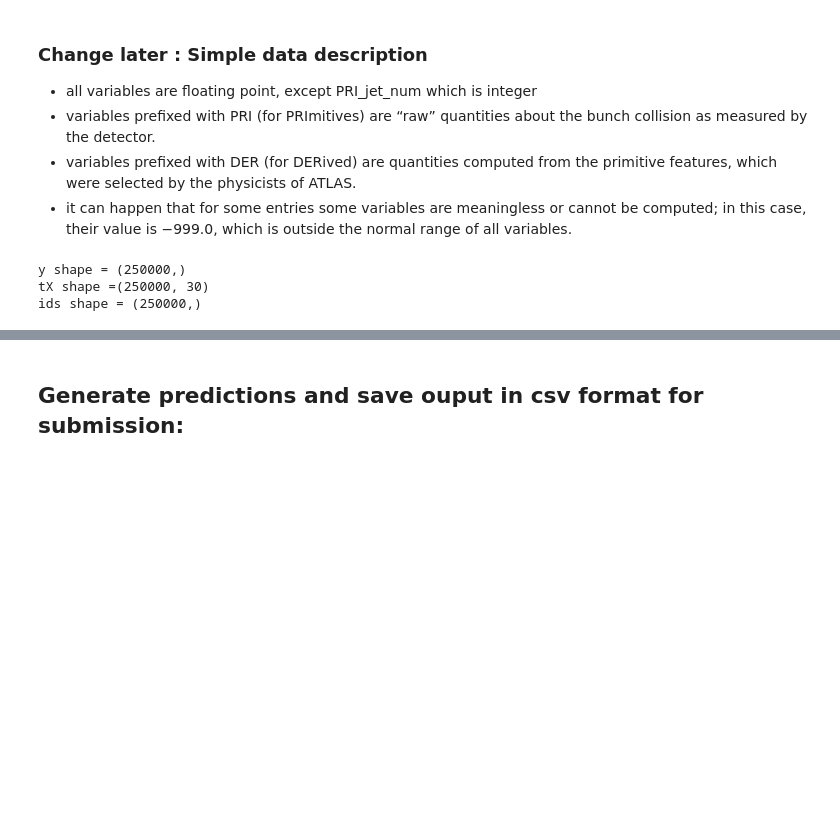
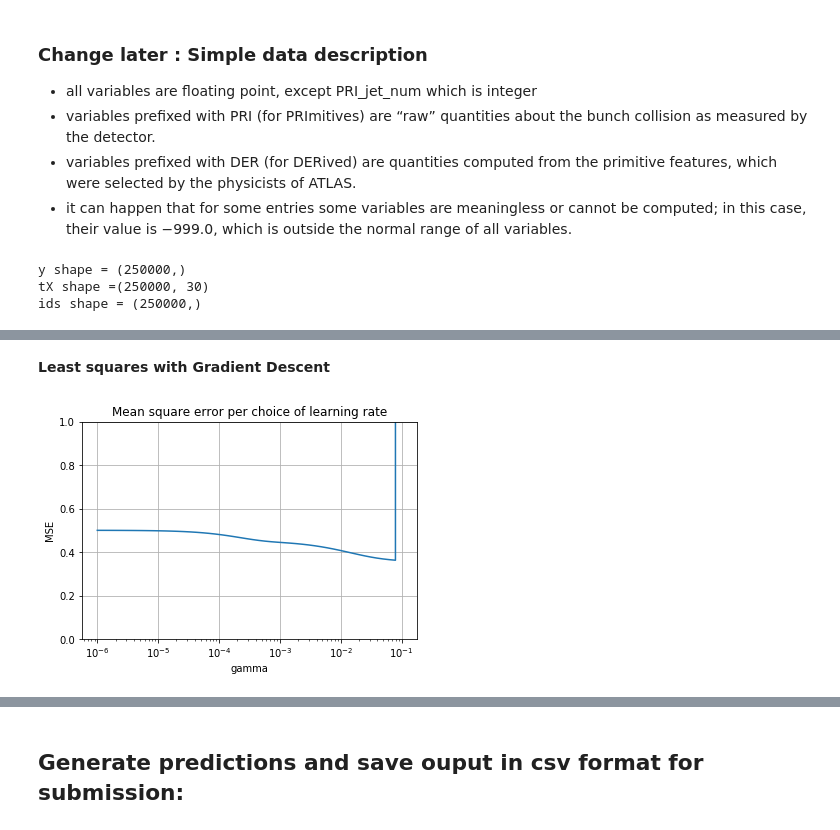
Before and after one commit to cschneuw/Machine-learning-Project-2019, a Jupyter notebook: scripts/project1.ipynb, the cells around one changed output, grey strips where cells are left out. Saved outputs shown, nothing was run; the diff lists cells and outputs as text; code cells hidden in the pictures; blank space fills up the shorter version.

```diff
--- a/scripts/project1.ipynb
+++ b/scripts/project1.ipynb
@@ -9,11 +9,8 @@ import matplotlib.pyplot as plt
 ## Load the training data into feature matrix, class labels, and event ids:
 # %%
 from proj1_helpers import *
-import os
-data_base_path = os.path.join(os.pardir, 'data')
-data_folder = 'train.csv'
-data_path = os.path.join(data_base_path, data_folder)
-y, tX, ids = load_csv_data(data_path)
+DATA_TRAIN_PATH = '../data/train.csv'
+y, tX, ids = load_csv_data(DATA_TRAIN_PATH)
 # %% [markdown]
 ### Change later : Simple data description
 - all variables are floating point, except PRI_jet_num which is integer
@@ -30,0 +39,7 @@ ids shape = (250000,)
+# %%
+# putting the meaningless values to the median of the column
+tX = np.where(tX==-999., np.nan,tX)
+med_X = np.nanmedian(tX, axis=0)
+
+inds = np.where(np.isnan(tX))
+tX[inds] = np.take(med_X, inds[1])
@@ -30,0 +50,4 @@ ids shape = (250000,)
+# %%
+# remove categorical data and standarize the rest
+ntX = np.delete(tX, 22, axis=1)
+ntX = np.apply_along_axis(standardize, 1, ntX)
@@ -30,0 +74,28 @@ ids shape = (250000,)
+# %% [markdown]
+**Least squares with Gradient Descent**
+# %%
+#define parameters
+
+initial_w = np.zeros(ntX.shape[1])
+max_iters = 100
+gammas = np.logspace(-6, -1, 50)
+
+losses_gd = []
+ws_gd = []
+for gamma in gammas:
+    (w, loss) = least_squares_GD(y, ntX, initial_w, max_iters, gamma)
+    losses_gd.append(loss)
+    ws_gd.append(w)
+# %%
+#plot the losses per gamma
+
+fig, ax = plt.subplots()
+ax.semilogx(gammas, losses_gd)
+
+ax.set(xlabel='gamma', ylabel='MSE',
+       title='Mean square error per choice of learning rate')
+ax.grid()
+ax.set_ylim([0, 1])
+plt.show()
+# %% [output]
+[figure, added]
```
Also changed, not shown: parts of 31 cells of this notebook, 1 other file.
